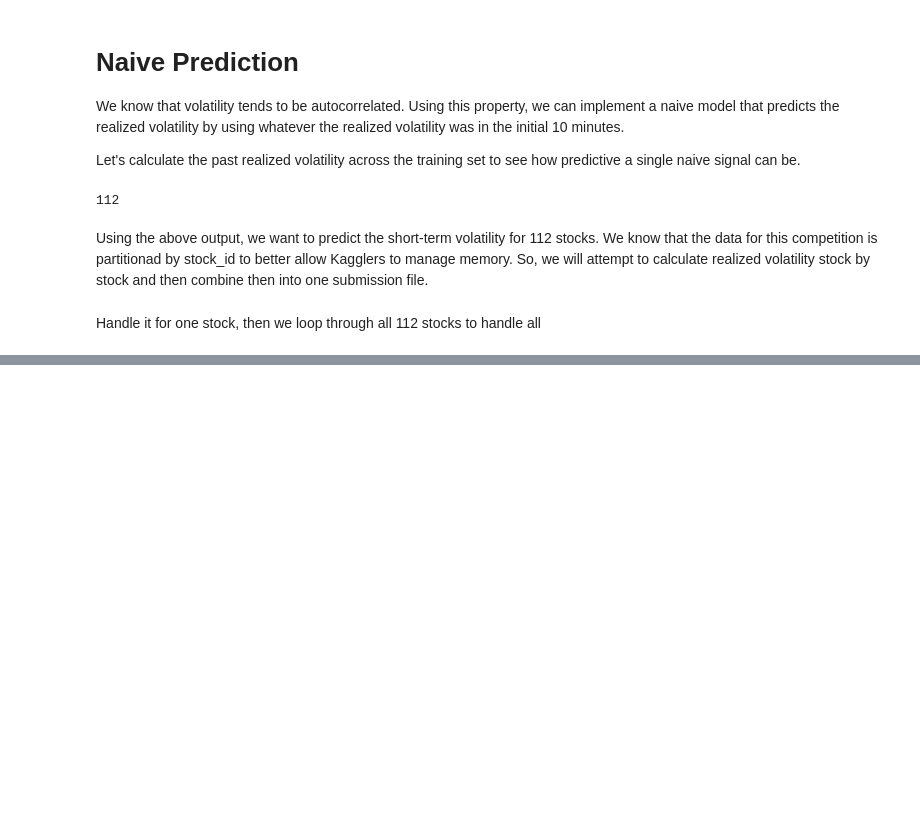
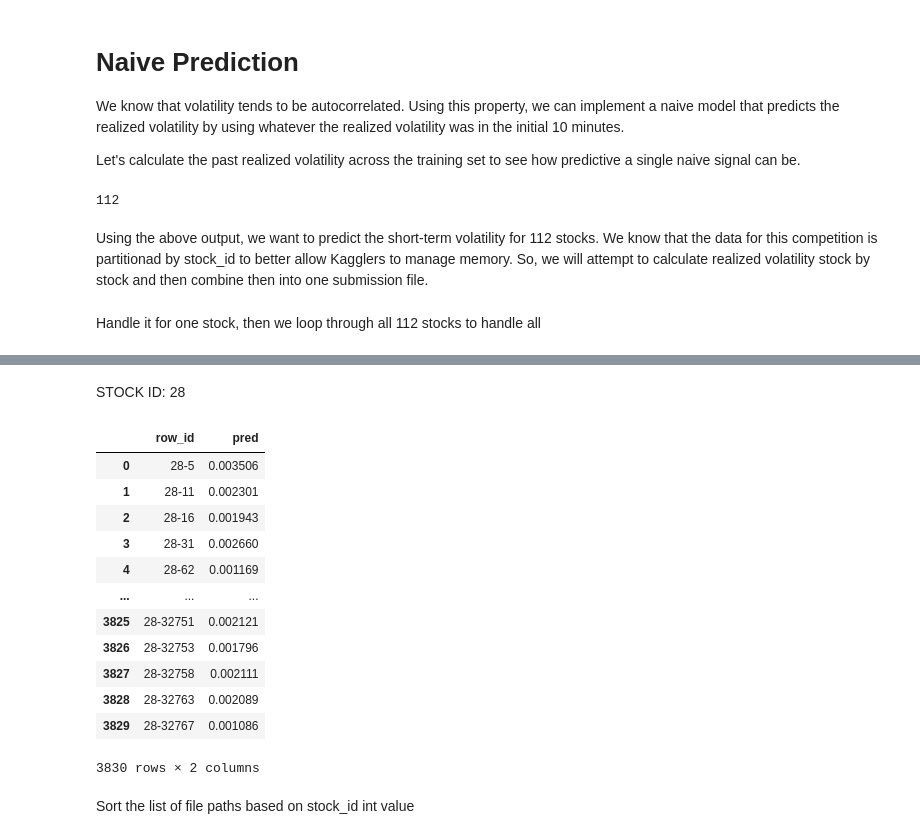
Before and after one commit to karanshahh/optiver-realized-volatility-prediction, a Jupyter notebook: predict_one_stock.ipynb, the cells around one changed output, grey strips where cells are left out. Cells and saved outputs as stored; diff of their text form; code cells hidden in the pictures; blank space fills up the shorter version.

Commit message:
predictions done; need to improve them

```diff
--- a/predict_one_stock.ipynb
+++ b/predict_one_stock.ipynb
@@ -129,0 +138,22 @@ dfpast_realized_train.head()
+# %% [markdown]
+STOCK ID: 28
+# %%
+file_path = list_order_book_file_train[1]
+dfpast_realized_train = realized_volatility_per_time_id(file_path, prediction_column_name='pred')
+dfpast_realized_train
+# %% [output]
+|  | row_id | pred |
+| 0 | 28-5 | 0.003506 |
+| 1 | 28-11 | 0.002301 |
+| 2 | 28-16 | 0.001943 |
+| 3 | 28-31 | 0.002660 |
+| 4 | 28-62 | 0.001169 |
+| ... | ... | ... |
+| 3825 | 28-32751 | 0.002121 |
+| 3826 | 28-32753 | 0.001796 |
+| 3827 | 28-32758 | 0.002111 |
+| 3828 | 28-32763 | 0.002089 |
+| 3829 | 28-32767 | 0.001086 |
+3830 rows × 2 columns
+# %% [markdown]
+Sort the list of file paths based on stock_id int value
```
Also changed, not shown: parts of 6 cells of this notebook.
